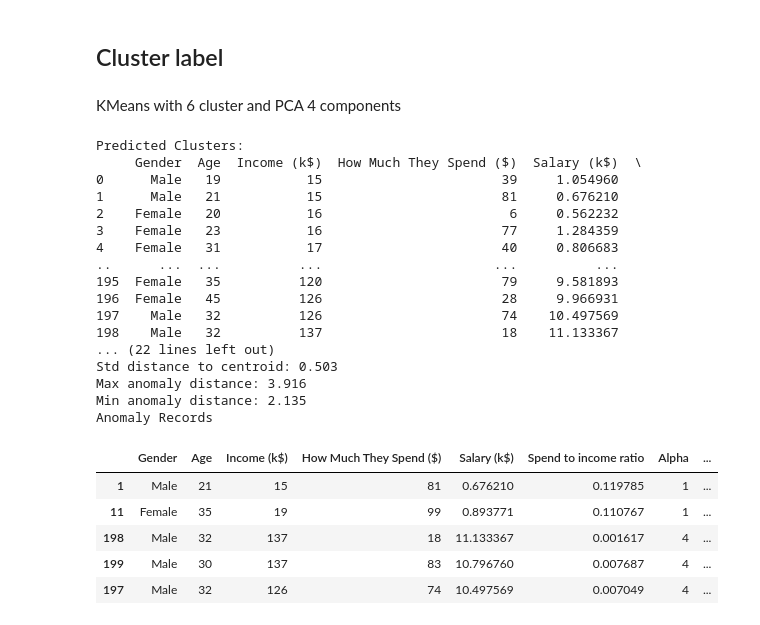
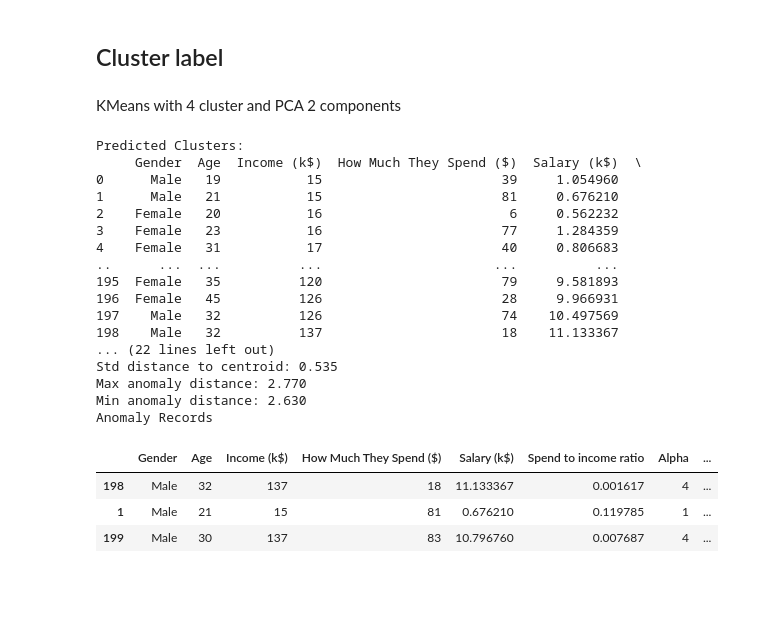
Before and after one commit to rogersoh/sp_AI_MachineLearning, a Jupyter notebook: Applied_Machine_Learning/assignment/ca2 assignment/part A.ipynb, the cells around one changed output. Saved outputs shown, nothing was run; the diff lists cells and outputs as text; code cells hidden in the pictures; blank space fills up the shorter version.

```diff
--- a/Applied_Machine_Learning/assignment/ca2 assignment/part A.ipynb
+++ b/Applied_Machine_Learning/assignment/ca2 assignment/part A.ipynb
@@ -506,0 +494,21 @@ PCA=2, Clusters= 7: Silhouette=0.4195, Variance=0.785
+# %%
+# Find best combinations
+best_silhouette = max(results.items(), key=lambda x: x[1]['silhouette_score'])
+best_variance = max(results.items(), key=lambda x: x[1]['explained_variance'])
+
+print("ANALYSIS SUMMARY")
+print(f"\nBest Silhouette Score:")
+print(f"  Configuration: {best_silhouette[0]}")
+print(f"  Score: {best_silhouette[1]['silhouette_score']:.4f}")
+print(f"  PCA Components: {best_silhouette[1]['pca_components']}")
+print(f"  Clusters: {best_silhouette[1]['n_clusters']}")
+print(f"  Explained Variance: {best_silhouette[1]['explained_variance']:.3f}")
+
+print(f"\nHighest Explained Variance:")
+print(f"  Configuration: {best_variance[0]}")
+print(f"  Variance: {best_variance[1]['explained_variance']:.3f}")
+print(f"  PCA Components: {best_variance[1]['pca_components']}")
+print(f"  Clusters: {best_variance[1]['n_clusters']}")
+print(f"  Silhouette Score: {best_variance[1]['silhouette_score']:.4f}")
+
+best_silhouette_params = best_silhouette[1]['params']
@@ -507,16 +531,9 @@ PCA=2, Clusters= 7: Silhouette=0.4195, Variance=0.785
 # %% [markdown]
 ## Cluster label
 # %% [markdown]
-KMeans with 6 cluster and PCA 4 components
+KMeans with 4 cluster and PCA 2 components
 # %%
-n_comp = 4
-n_clust = 6
-
-pipeline = Pipeline([
-  ('preprocessor', preprocessor),
-  ('pca', PCA(n_components=n_comp, random_state=42)),
-  ('kmeans', KMeans(n_clusters=n_clust, random_state=42, n_init=10))
-])
+pipeline.set_params(**best_silhouette_params)
 
 cluster_labels = pipeline.fit_predict(customer)
 customer_predicted = customer.copy()
@@ -526,45 +543,43 @@ print("\nPredicted Clusters:")
 print(customer_predicted)
 
 distances = pipeline.transform(customer).min(axis=1)
-n_anomalies = 5
+n_anomalies = 3
 
 # Identify points with largest distances (potential anomalies)
 anomaly_indices = np.argsort(distances)[::-1][:n_anomalies]
 
 # Display anomaly statistics
 print("\nAnomaly Detection Statistics:")
 print("-" * 30)
 print(f"Total samples: {customer.shape[0]}")
 print(f"Number of Anomalies set: {n_anomalies}")
 print(f"Mean distance to centroid: {distances.mean():.3f}")
 print(f"Std distance to centroid: {distances.std():.3f}")
 print(f"Max anomaly distance: {distances[anomaly_indices[0]]:.3f}")
 print(f"Min anomaly distance: {distances[anomaly_indices[-1]]:.3f}")
 
 print("Anomaly Records")
 anomaly_df = customer_predicted.iloc[anomaly_indices, :]
 display(anomaly_df)
 # %% [output]
 Predicted Clusters:
      Gender  Age  Income (k$)  How Much They Spend ($)  Salary (k$)  \
 0      Male   19           15                       39     1.054960
 1      Male   21           15                       81     0.676210
 2    Female   20           16                        6     0.562232
 3    Female   23           16                       77     1.284359
 4    Female   31           17                       40     0.806683
 ..      ...  ...          ...                      ...          ...
 195  Female   35          120                       79     9.581893
 196  Female   45          126                       28     9.966931
 197    Male   32          126                       74    10.497569
 198    Male   32          137                       18    11.133367
 ... (22 lines left out)
-Std distance to centroid: 0.503
-Max anomaly distance: 3.916
-Min anomaly distance: 2.135
+Std distance to centroid: 0.535
+Max anomaly distance: 2.770
+Min anomaly distance: 2.630
 Anomaly Records
 |  | Gender | Age | Income (k$) | How Much They Spend ($) | Salary (k$) | Spend to income ratio | Alpha | ... |
+| 198 | Male | 32 | 137 | 18 | 11.133367 | 0.001617 | 4 | ... |
 | 1 | Male | 21 | 15 | 81 | 0.676210 | 0.119785 | 1 | ... |
-| 11 | Female | 35 | 19 | 99 | 0.893771 | 0.110767 | 1 | ... |
-| 198 | Male | 32 | 137 | 18 | 11.133367 | 0.001617 | 4 | ... |
 | 199 | Male | 30 | 137 | 83 | 10.796760 | 0.007687 | 4 | ... |
-| 197 | Male | 32 | 126 | 74 | 10.497569 | 0.007049 | 4 | ... |
```
Also changed, not shown: parts of 36 cells of this notebook.
